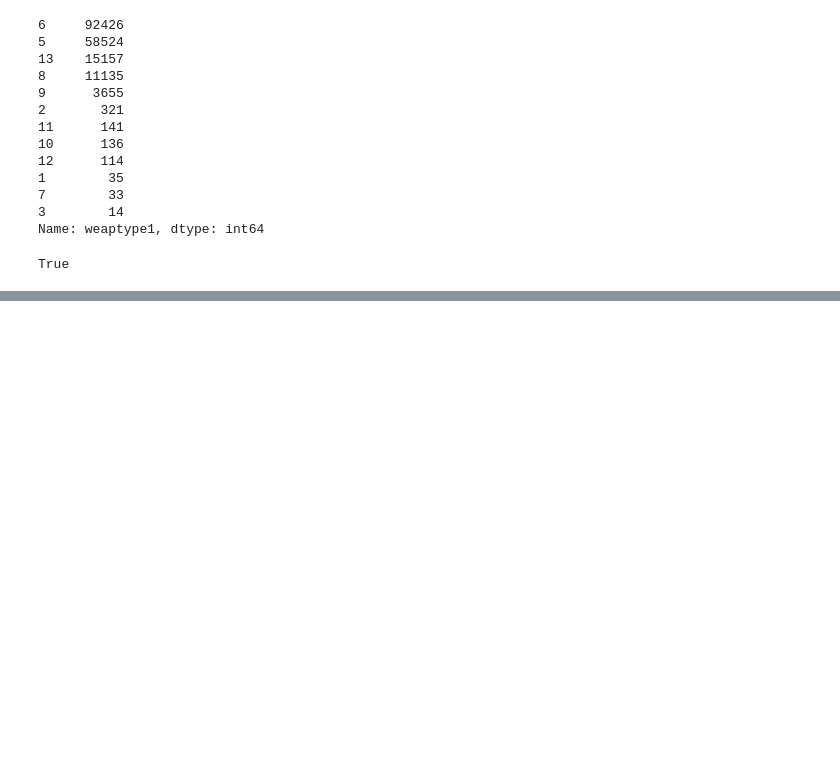
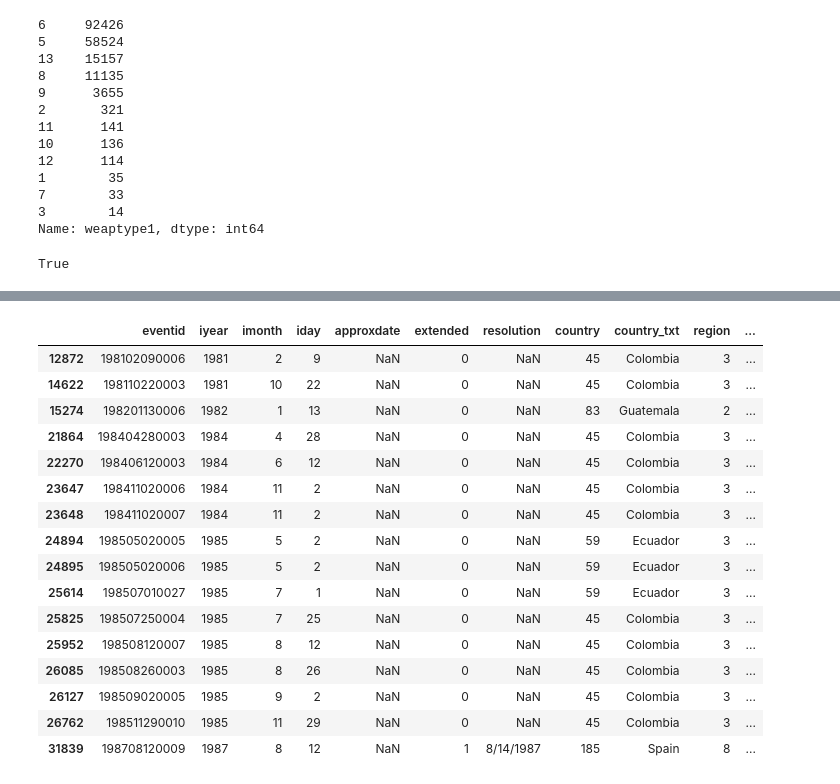
Before and after one commit to Achaad/data-mining-terrorism, a Jupyter notebook: Terrorism project.ipynb, the cells around one changed output, grey strips where cells are left out. Saved outputs shown, nothing was run; the diff lists cells and outputs as text; code cells hidden in the pictures; blank space fills up the shorter version.

Commit message:
Finished preprocessing data

```diff
--- a/Terrorism project.ipynb
+++ b/Terrorism project.ipynb
@@ -546,0 +1031,20 @@ True
+# %%
+data[data.nhours == 999]
+# %% [output]
+|  | eventid | iyear | imonth | iday | approxdate | extended | resolution | country | country_txt | region | ... |
+| 12872 | 198102090006 | 1981 | 2 | 9 | NaN | 0 | NaN | 45 | Colombia | 3 | ... |
+| 14622 | 198110220003 | 1981 | 10 | 22 | NaN | 0 | NaN | 45 | Colombia | 3 | ... |
+| 15274 | 198201130006 | 1982 | 1 | 13 | NaN | 0 | NaN | 83 | Guatemala | 2 | ... |
+| 21864 | 198404280003 | 1984 | 4 | 28 | NaN | 0 | NaN | 45 | Colombia | 3 | ... |
+| 22270 | 198406120003 | 1984 | 6 | 12 | NaN | 0 | NaN | 45 | Colombia | 3 | ... |
+| 23647 | 198411020006 | 1984 | 11 | 2 | NaN | 0 | NaN | 45 | Colombia | 3 | ... |
+| 23648 | 198411020007 | 1984 | 11 | 2 | NaN | 0 | NaN | 45 | Colombia | 3 | ... |
+| 24894 | 198505020005 | 1985 | 5 | 2 | NaN | 0 | NaN | 59 | Ecuador | 3 | ... |
+| 24895 | 198505020006 | 1985 | 5 | 2 | NaN | 0 | NaN | 59 | Ecuador | 3 | ... |
+| 25614 | 198507010027 | 1985 | 7 | 1 | NaN | 0 | NaN | 59 | Ecuador | 3 | ... |
+| 25825 | 198507250004 | 1985 | 7 | 25 | NaN | 0 | NaN | 45 | Colombia | 3 | ... |
+| 25952 | 198508120007 | 1985 | 8 | 12 | NaN | 0 | NaN | 45 | Colombia | 3 | ... |
+| 26085 | 198508260003 | 1985 | 8 | 26 | NaN | 0 | NaN | 45 | Colombia | 3 | ... |
+| 26127 | 198509020005 | 1985 | 9 | 2 | NaN | 0 | NaN | 45 | Colombia | 3 | ... |
+| 26762 | 198511290010 | 1985 | 11 | 29 | NaN | 0 | NaN | 45 | Colombia | 3 | ... |
+| 31839 | 198708120009 | 1987 | 8 | 12 | NaN | 1 | 8/14/1987 | 185 | Spain | 8 | ... |
```
Also changed, not shown: parts of 116 cells of this notebook.
